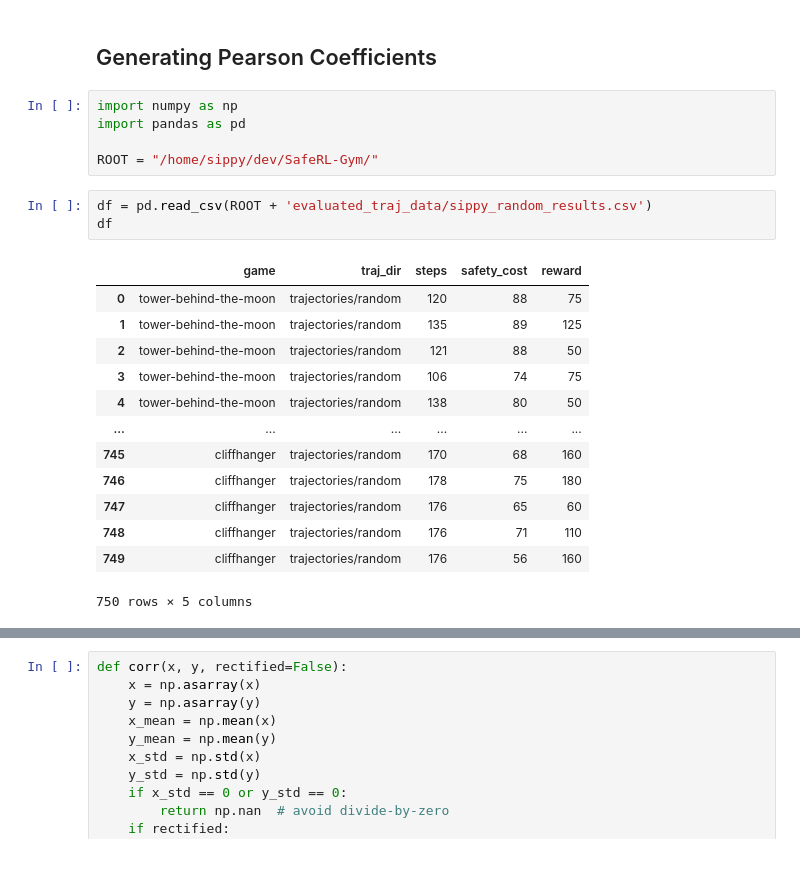
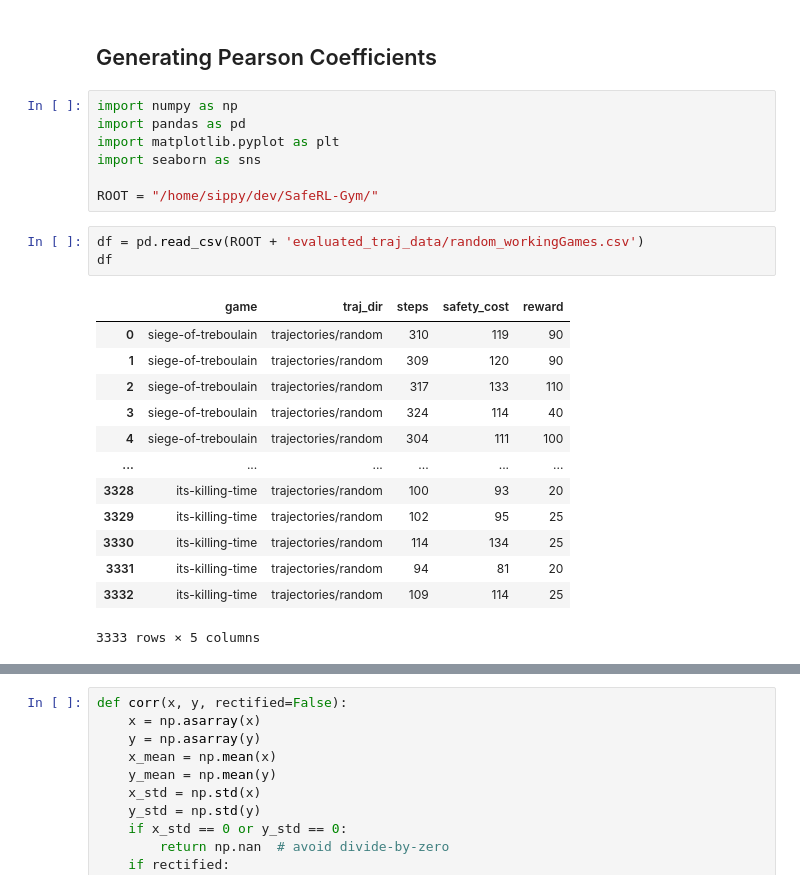
Before and after one commit to harshraj172/SafeRL-Gym, a Jupyter notebook: generate_pearson_coeffs.ipynb, the cells around one changed output, grey strips where cells are left out. Drawn from its saved outputs; the diff is of its cells as text.

```diff
--- a/generate_pearson_coeffs.ipynb
+++ b/generate_pearson_coeffs.ipynb
@@ -12,22 +12,24 @@ Run using:
 # %%
 import numpy as np
 import pandas as pd
+import matplotlib.pyplot as plt
+import seaborn as sns
 
 ROOT = "/home/sippy/dev/SafeRL-Gym/"
 # %%
-df = pd.read_csv(ROOT + 'evaluated_traj_data/sippy_random_results.csv')
+df = pd.read_csv(ROOT + 'evaluated_traj_data/random_workingGames.csv')
 df
 # %% [output]
 |  | game | traj_dir | steps | safety_cost | reward |
-| 0 | tower-behind-the-moon | trajectories/random | 120 | 88 | 75 |
-| 1 | tower-behind-the-moon | trajectories/random | 135 | 89 | 125 |
-| 2 | tower-behind-the-moon | trajectories/random | 121 | 88 | 50 |
-| 3 | tower-behind-the-moon | trajectories/random | 106 | 74 | 75 |
-| 4 | tower-behind-the-moon | trajectories/random | 138 | 80 | 50 |
+| 0 | siege-of-treboulain | trajectories/random | 310 | 119 | 90 |
+| 1 | siege-of-treboulain | trajectories/random | 309 | 120 | 90 |
+| 2 | siege-of-treboulain | trajectories/random | 317 | 133 | 110 |
+| 3 | siege-of-treboulain | trajectories/random | 324 | 114 | 40 |
+| 4 | siege-of-treboulain | trajectories/random | 304 | 111 | 100 |
 | ... | ... | ... | ... | ... | ... |
-| 745 | cliffhanger | trajectories/random | 170 | 68 | 160 |
-| 746 | cliffhanger | trajectories/random | 178 | 75 | 180 |
-| 747 | cliffhanger | trajectories/random | 176 | 65 | 60 |
-| 748 | cliffhanger | trajectories/random | 176 | 71 | 110 |
-| 749 | cliffhanger | trajectories/random | 176 | 56 | 160 |
+| 3328 | its-killing-time | trajectories/random | 100 | 93 | 20 |
+| 3329 | its-killing-time | trajectories/random | 102 | 95 | 25 |
+| 3330 | its-killing-time | trajectories/random | 114 | 134 | 25 |
+| 3331 | its-killing-time | trajectories/random | 94 | 81 | 20 |
+| 3332 | its-killing-time | trajectories/random | 109 | 114 | 25 |
-750 rows × 5 columns
+3333 rows × 5 columns
```
Also changed, not shown: parts of 23 cells of this notebook.
